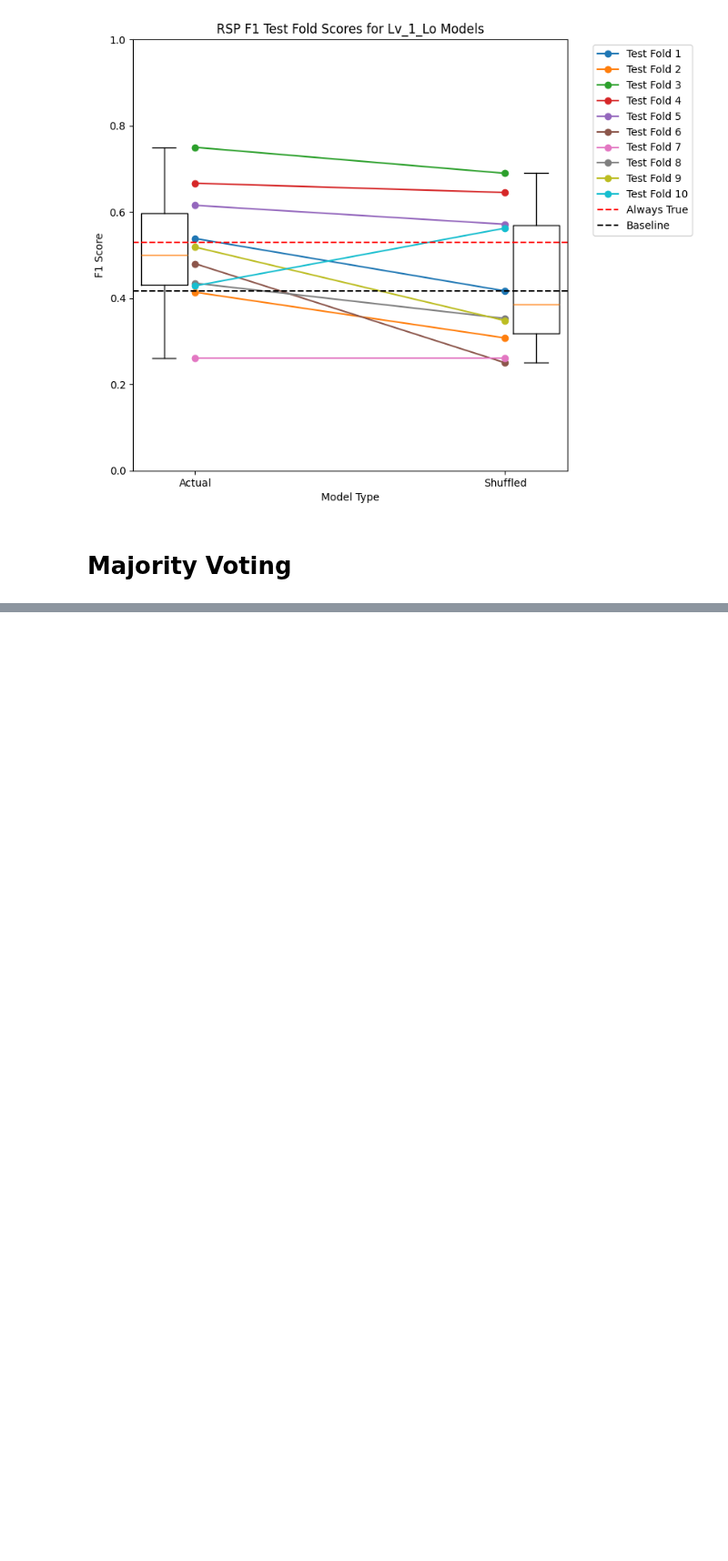
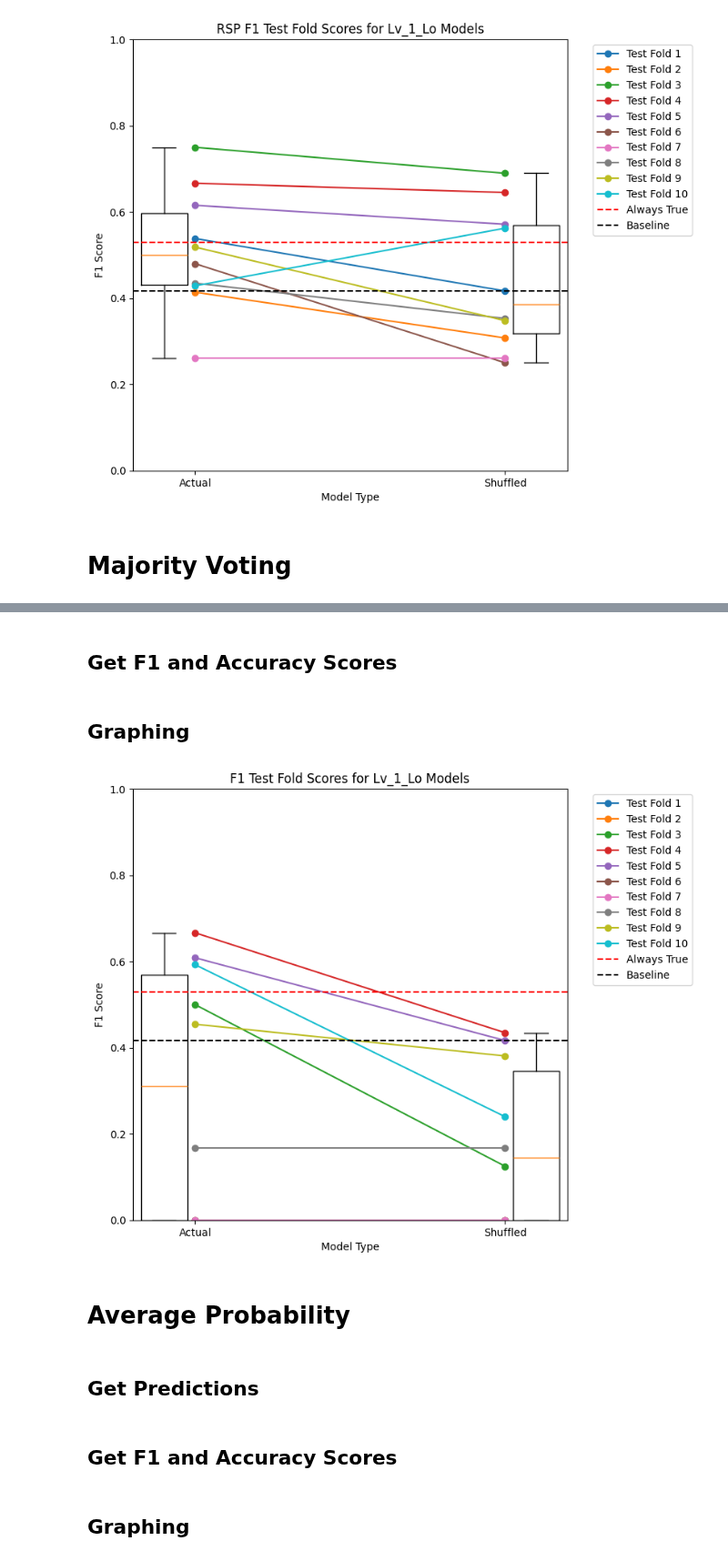
Before and after one commit to jaspershen21/jshen_DLA, a Jupyter notebook: Notebooks/3 Moving Average/Model_By_Sensory_With_Intercept.ipynb, the cells around one changed output, grey strips where cells are left out. Shown at 91% size. Cells and saved outputs as stored; diff of their text form; code cells hidden in the pictures; blank space fills up the shorter version.

Commit message:
Complete sections for Majority vote and Average Probability for models with intercept

```diff
--- a/Notebooks/3 Moving Average/Model_By_Sensory_With_Intercept.ipynb
+++ b/Notebooks/3 Moving Average/Model_By_Sensory_With_Intercept.ipynb
@@ -139,7 +140,7 @@ def train_sensor_models(pred_df, out_df, sensor, level):
         del pred_test
 
         # Fit Models
-        model = logistic_models[level][sensor]
+        model = copy.deepcopy(logistic_models[level][sensor])
         model.fit(pred_train_normalized, out_train)
 
         # Take Note of Metrics and Model
@@ -254,0 +264,14 @@ sensor_actual_vs_shuffled(f1_scores, "F1", "Lv_1_Lo")
+# %%
+# Initialize data storage
+dataset_types = ["Actual", "Shuffled"]
+levels = ["Lv_1_Lo", "Lv_2_Lo", "Lv_3_Lo", "Tot_Lo"]
+
+majority_voting_predictions = {}
+
+for dataset in dataset_types:
+    majority_voting_predictions[dataset] = {}
+
+    for level in levels:
+        majority_voting_predictions[dataset][level] = []
+
+del dataset, level
@@ -254,0 +305,29 @@ sensor_actual_vs_shuffled(f1_scores, "F1", "Lv_1_Lo")
+# %% [markdown]
+## Get F1 and Accuracy Scores
+# %%
+# Initialize f1_scores and accuracy_scores
+f1_scores = {}
+accuracy_scores = {}
+
+for data in [f1_scores, accuracy_scores]:
+    for dataset in dataset_types:
+        data[dataset] = {}
+
+        for level in levels:
+            data[dataset][level] = []
+
+del data, dataset, level
+# %%
+# Calculate F1 and Accuracy Scores
+skf = StratifiedKFold(n_splits = 10, shuffle = True, random_state = 42)
+for dataset_type in dataset_types:
+    for level in levels:
+        for i, (CV_idx, test_idx) in enumerate(skf.split(outcomes_df, ids)):
+            out_test = outcomes_df.loc[test_idx, level].values
+
+            f1_scores[dataset_type][level].append(f1_score(out_test, majority_voting_predictions[dataset_type][level][i]))
+            accuracy_scores[dataset_type][level].append(accuracy_score(out_test, majority_voting_predictions[dataset_type][level][i]))
+
+del skf, dataset_type, level, i, CV_idx, test_idx, out_test
+# %% [markdown]
+## Graphing
@@ -254,0 +388,6 @@ sensor_actual_vs_shuffled(f1_scores, "F1", "Lv_1_Lo")
+# %%
+graph_actual_vs_shuffled(f1_scores, "F1", "Lv_1_Lo")
+# %% [output]
+[figure, added]
+# %% [markdown]
+# Average Probability
@@ -254,0 +400,2 @@ sensor_actual_vs_shuffled(f1_scores, "F1", "Lv_1_Lo")
+# %% [markdown]
+## Get Predictions
@@ -254,0 +443,2 @@ sensor_actual_vs_shuffled(f1_scores, "F1", "Lv_1_Lo")
+# %% [markdown]
+## Get F1 and Accuracy Scores
@@ -254,0 +470,2 @@ sensor_actual_vs_shuffled(f1_scores, "F1", "Lv_1_Lo")
+# %% [markdown]
+## Graphing
```
Also changed, not shown: parts of 14 cells of this notebook.
